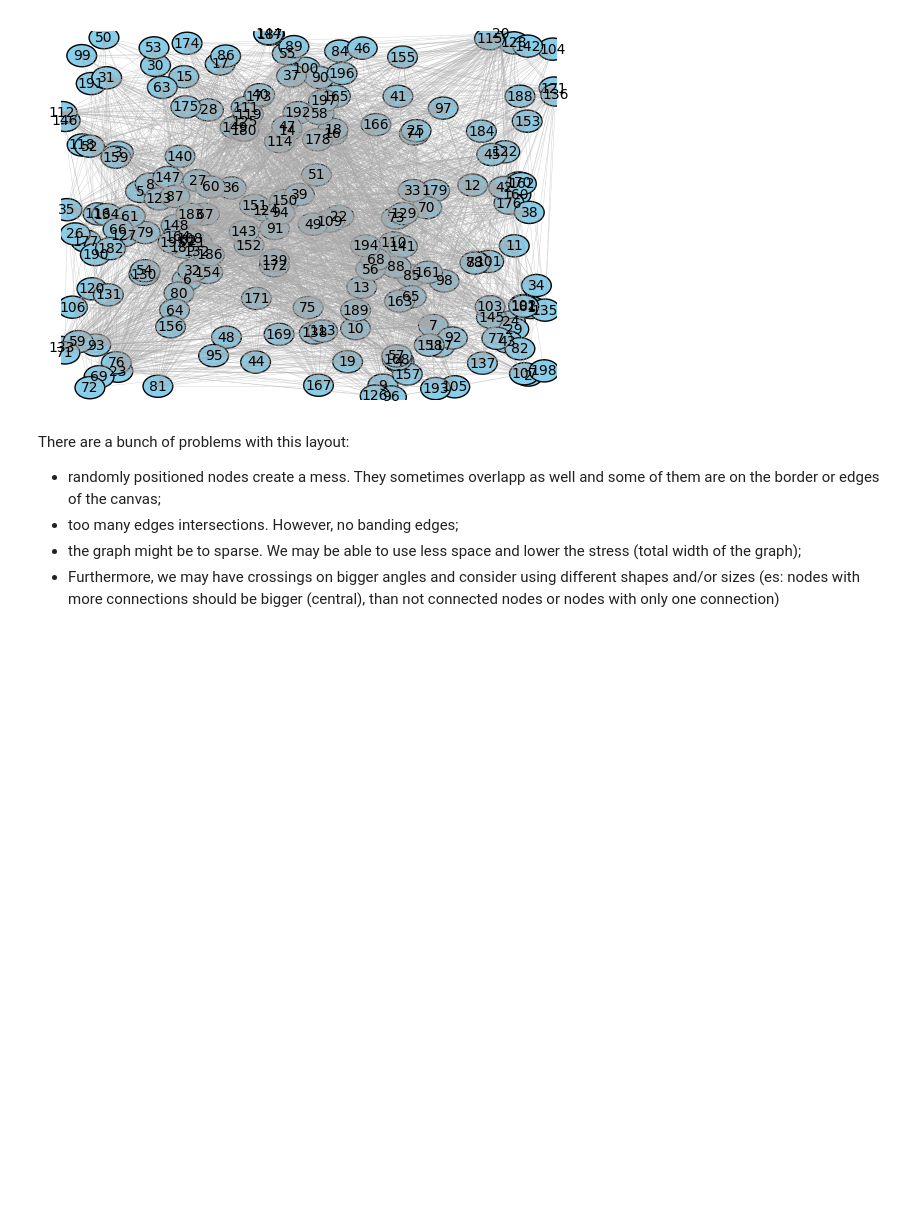
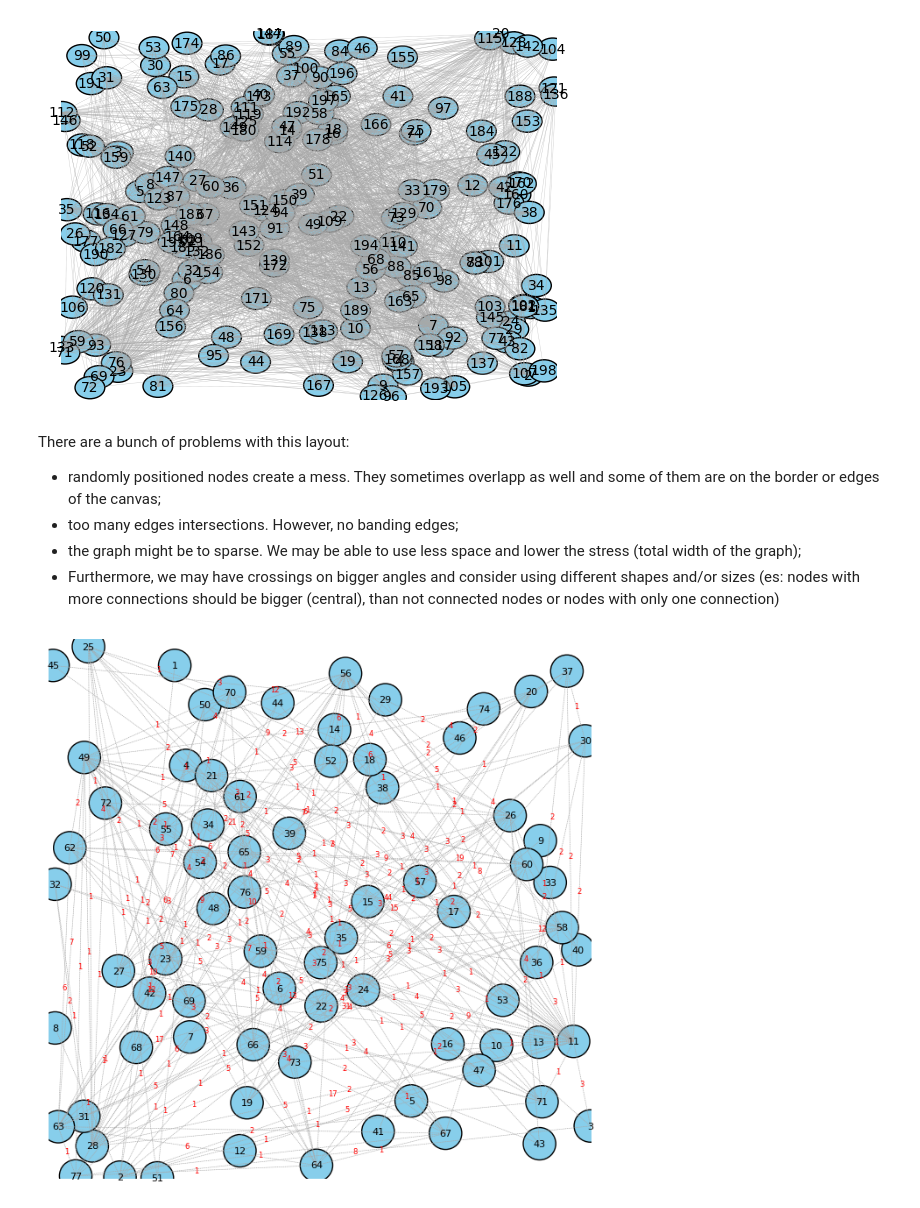
Before and after one commit to Prat2420/Data-Visualization-CurryPasta, a Jupyter notebook: Notebooks/step_1.ipynb, the cells around one changed output. Saved outputs shown, nothing was run; the diff lists cells and outputs as text; code cells hidden in the pictures; blank space fills up the shorter version.

```diff
--- a/Notebooks/step_1.ipynb
+++ b/Notebooks/step_1.ipynb
@@ -113,3 +113,61 @@ There are a bunch of problems with this layout:
 - too many edges intersections. However, no banding edges;
 - the graph might be to sparse. We may be able to use less space and lower the stress (total width of the graph);
 - Furthermore, we may have crossings on bigger angles and consider using different shapes and/or sizes (es: nodes with more connections should be bigger (central), than not connected nodes or nodes with only one connection)
+# %%
+import matplotlib.pyplot as plt
+from matplotlib.patches import Circle, ConnectionPatch
+import numpy as np
+import pydot
+
+def get_unique_random_position(existing_positions, max_attempts=100):
+    """Generate a unique random position that does not overlap significantly with existing ones."""
+    for _ in range(max_attempts):
+        pos = np.random.rand(2)
+        if all(np.linalg.norm(pos - existing) > 0.05 for existing in existing_positions.values()):
+            return pos
+    return np.random.rand(2)  # Fallback if no unique position is found
+
+# Load the graph from a dot file
+data_name_1 = "../Dataset/Step1/LesMiserables.dot"
+graphs = pydot.graph_from_dot_file(data_name_1)
+graph = graphs[0]
+
+# Get nodes and edges
+nodes = graph.get_nodes()
+edges = graph.get_edges()
+
+# Store node positions
+node_positions = {}
+
+# Initialize the plot
+fig, ax = plt.subplots(figsize=(8, 8))
+
+# Assign unique random positions to nodes
+for node in nodes:
+    node_name = node.get_name()
+    if node_name.isdigit():  # Ensure we ignore special characters
+        node_positions[node_name] = get_unique_random_position(node_positions)
+        ax.add_patch(Circle(node_positions[node_name], radius=0.03, edgecolor='black', facecolor='skyblue'))
+        ax.text(node_positions[node_name][0], node_positions[node_name][1], node_name, fontsize=8, ha='center', va='center')
+
+# Draw edges with weights
+for edge in edges:
+    source, target = edge.get_source(), edge.get_destination()
+    if source.isdigit() and target.isdigit():
+        source_pos = node_positions[source]
+        target_pos = node_positions[target]
+        weight = edge.get_attributes().get("weight", "1")  # Get weight, default to 1
+        ax.add_patch(ConnectionPatch(
+            source_pos, target_pos, 'data', 'data', color='#A9A9A9', linestyle=':', linewidth=0.5
+        ))
+        mid_pos = (source_pos + target_pos) / 2  # Midpoint for weight label
+        ax.text(mid_pos[0], mid_pos[1], weight, fontsize=6, color='red', ha='center', va='center')
+
+# Set plot limits
+ax.set_xlim(0, 1)
+ax.set_ylim(0, 1)
+ax.axis('off')
+
+plt.show()
+# %% [output]
+[figure, added]
```
Also changed, not shown: 2 other files.
